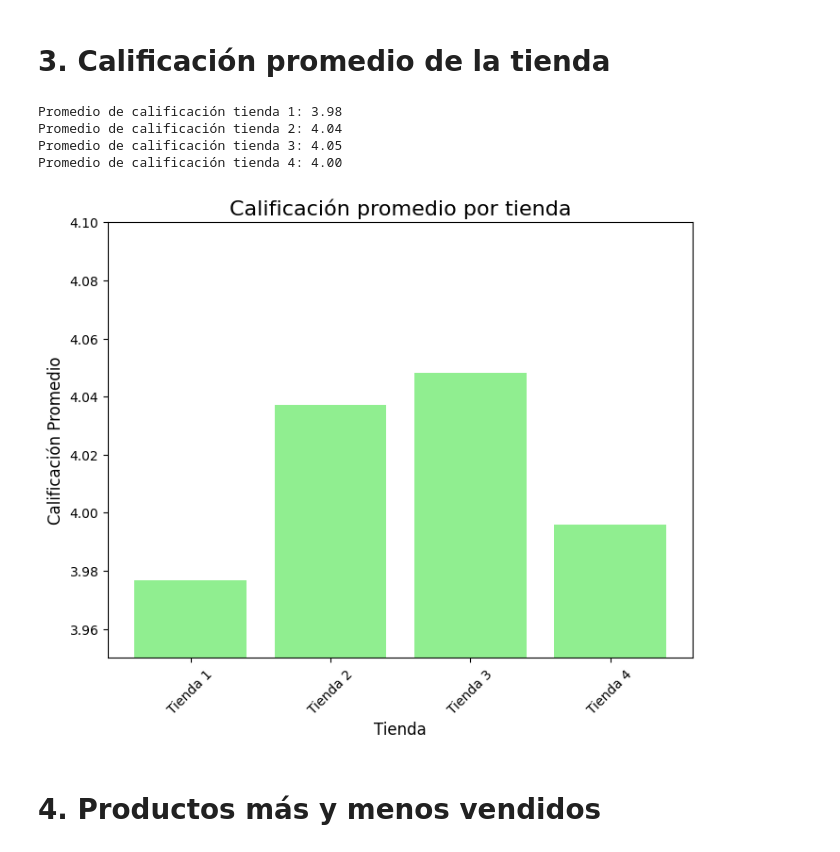
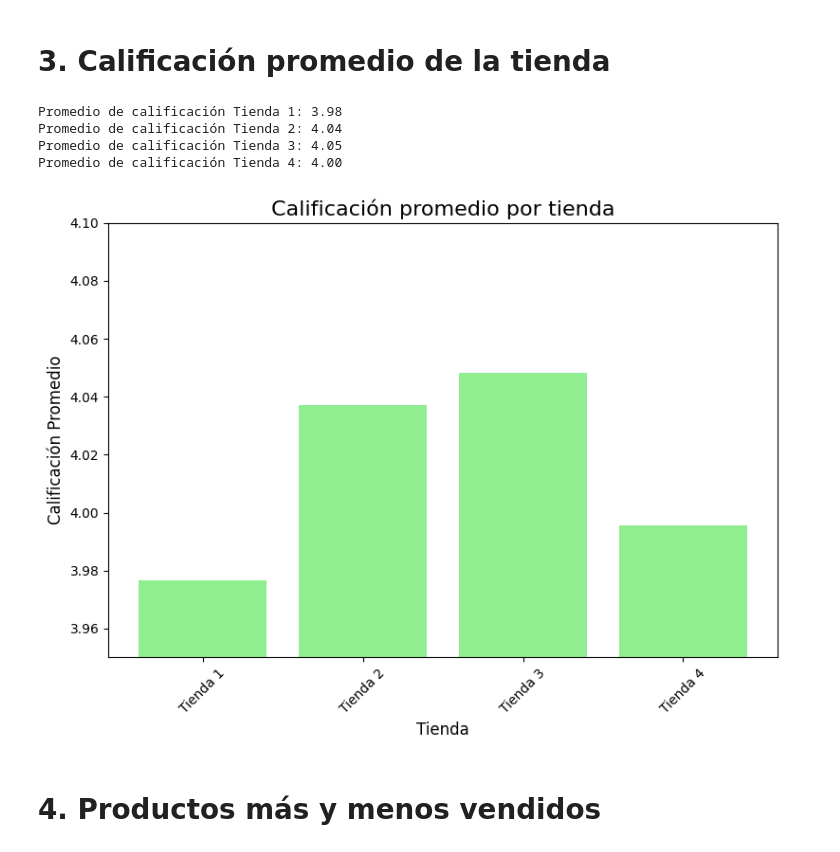
Before and after one commit to adsecv/cas, a Jupyter notebook: AluraStoreLatam.ipynb, the cells around one changed output. Saved outputs shown, nothing was run; the diff lists cells and outputs as text; code cells hidden in the pictures.

```diff
--- a/AluraStoreLatam.ipynb
+++ b/AluraStoreLatam.ipynb
@@ -37,11 +40,7 @@ Ingresos tienda 4: 1,038,375,700.0
 # %%
-# Datos de los ingresos
-tiendas = ['Tienda 1', 'Tienda 2', 'Tienda 3', 'Tienda 4']
-ingresos = [ingresos_tienda1, ingresos_tienda2, ingresos_tienda3, ingresos_tienda4]
-
 # Crea gráfico de barras
-plt.figure(figsize=(8,6))
-plt.bar(tiendas, ingresos, color='skyblue')
+plt.figure(figsize=(8, 6))
+plt.bar(ingresos.keys(), ingresos.values(), color='skyblue')
 
 # Añade título y etiquetas
 plt.title('Ingresos por tienda', fontsize=16)
@@ -87,0 +58,13 @@ Artículos para el hogar       171       181       177       201
+# %%
+# Agrupa y cuenta productos por categoría para cada tienda
+tabla_completa = pd.DataFrame()
+
+for nombre, (df, _) in tiendas.items():
+    counts = df.groupby('Categoría del Producto').size().rename(nombre)
+    tabla_completa = tabla_completa.join(counts, how='outer') if not tabla_completa.empty else counts.to_frame()
+
+# Ordena por 'Tienda 1' de mayor a menor
+tabla_completa = tabla_completa.sort_values(by='Tienda 1', ascending=False).reset_index()
+
+# Imprime la tabla sin índice
+print(tabla_completa.to_string(index=False))
@@ -117,44 +96,37 @@ plt.show()
 # %% [markdown]
 # 3. Calificación promedio de la tienda
-# %%
-# Calcula la calificación promedio para cada tienda
-promedio_calificacion_tienda1 = tienda1['Calificación'].mean()
-promedio_calificacion_tienda2 = tienda2['Calificación'].mean()
-promedio_calificacion_tienda3 = tienda3['Calificación'].mean()
-promedio_calificacion_tienda4 = tienda4['Calificación'].mean()
-
-# Imprime los resultados con formato de decimales
-print(f"Promedio de calificación tienda 1: {promedio_calificacion_tienda1:.2f}")
-print(f"Promedio de calificación tienda 2: {promedio_calificacion_tienda2:.2f}")
-print(f"Promedio de calificación tienda 3: {promedio_calificacion_tienda3:.2f}")
-print(f"Promedio de calificación tienda 4: {promedio_calificacion_tienda4:.2f}")
-# %% [output]
-Promedio de calificación tienda 1: 3.98
-Promedio de calificación tienda 2: 4.04
-Promedio de calificación tienda 3: 4.05
-Promedio de calificación tienda 4: 4.00
+# %%
+# Calcula la calificación promedio por tienda
+calificaciones = {nombre: df['Calificación'].mean() for nombre, (df, _) in tiendas.items()}
+
+# Imprime los resultados con formato
+for nombre, calificacion in calificaciones.items():
+    print(f"Promedio de calificación {nombre}: {calificacion:.2f}")
+# %% [output]
+Promedio de calificación Tienda 1: 3.98
+Promedio de calificación Tienda 2: 4.04
+Promedio de calificación Tienda 3: 4.05
+Promedio de calificación Tienda 4: 4.00
 # %%
-calificaciones = [promedio_calificacion_tienda1, promedio_calificacion_tienda2, promedio_calificacion_tienda3, promedio_calificacion_tienda4]
-tiendas = ['Tienda 1', 'Tienda 2', 'Tienda 3', 'Tienda 4']
-
 # Crea gráfico de barras
 plt.figure(figsize=(8, 6))
-plt.bar(tiendas, calificaciones, color='lightgreen')
+plt.bar(calificaciones.keys(), calificaciones.values(), color='lightgreen')
 
 # Añade título y etiquetas
 plt.title('Calificación promedio por tienda', fontsize=16)
 plt.xlabel('Tienda', fontsize=12)
 plt.ylabel('Calificación Promedio', fontsize=12)
 
-# Limita el eje Y para que las diferencias sean más visibles
+# Limita el eje Y para mayor visibilidad
 plt.ylim(3.95, 4.1)
 
-# Rueda las etiquetas de las tiendas para mejor legibilidad
+# Rota etiquetas para legibilidad
 plt.xticks(rotation=45)
+plt.tight_layout()
 
-# Muestra el gráfico
+# Muestra gráfico
 plt.show()
 # %% [output]
-[figure, old version]
+[figure, new version]
 # %% [markdown]
 # 4. Productos más y menos vendidos
```
Also changed, not shown: parts of 18 cells of this notebook.
